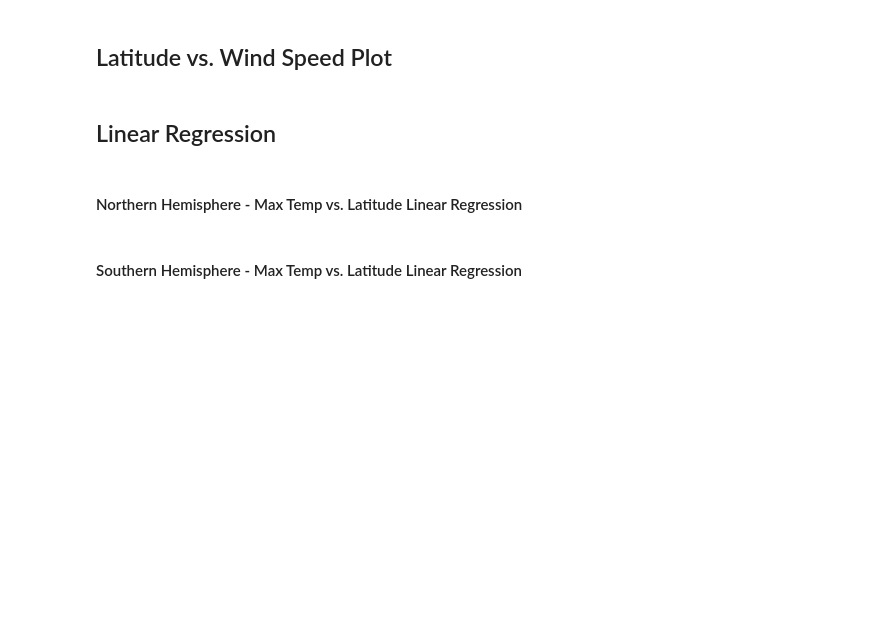
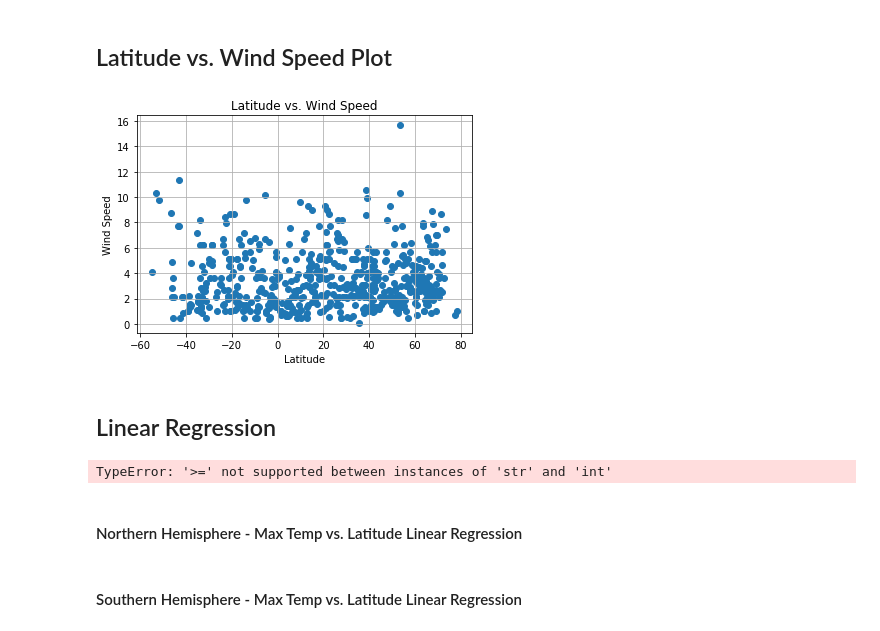
Before and after one commit to CecilyGriffin/Weather-API, a Jupyter notebook: WeatherPy/WeatherPy.ipynb, the cells around one changed output. Drawn from its saved outputs; the diff is of its cells as text; code cells hidden in the pictures; blank space fills up the shorter version.

```diff
--- a/WeatherPy/WeatherPy.ipynb
+++ b/WeatherPy/WeatherPy.ipynb
@@ -152,4 +253,14 @@ Skip this step if there are no cities that have humidity > 100%.
 # %% [markdown]
 ## Latitude vs. Wind Speed Plot
+# %%
+plt.scatter(scatterlat, scatterwind, marker = 'o')
+plt.grid(True)
+plt.savefig('latvswind.png')
+plt.xlabel("Latitude")
+plt.ylabel("Wind Speed")
+plt.title("Latitude vs. Wind Speed")
+plt.show()
+# %% [output]
+[figure, added]
 # %% [markdown]
 ## Linear Regression
@@ -158,4 +275,7 @@ Skip this step if there are no cities that have humidity > 100%.
 # %%
 # Create Northern and Southern Hemisphere DataFrames
+northern_df = city_weather['Latitude'>=1]
+# %% [output]
+TypeError: '>=' not supported between instances of 'str' and 'int'
 # %% [markdown]
 ####  Northern Hemisphere - Max Temp vs. Latitude Linear Regression
```
Also changed, not shown: parts of 14 cells of this notebook, 8 other files.
